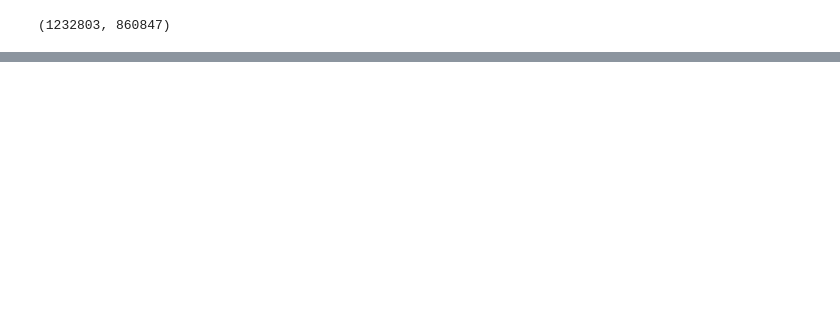
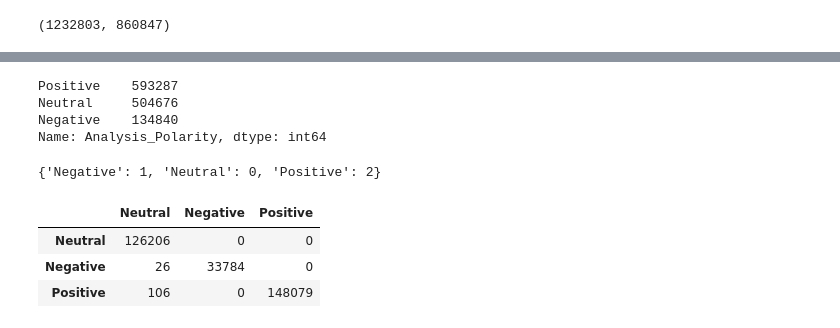
Before and after one commit to thashmadech/is417-project, a Jupyter notebook: Sentiment_Analysis.ipynb, the cells around one changed output, grey strips where cells are left out. Drawn from its saved outputs; the diff is of its cells as text; code cells hidden in the pictures; blank space fills up the shorter version.

```diff
--- a/Sentiment_Analysis.ipynb
+++ b/Sentiment_Analysis.ipynb
@@ -627,0 +632,8 @@ X_bow.tocsr()
+# %%
+y_bow = df_tweets['Analysis_Polarity']
+y_bow.value_counts()
+# %% [output]
+Positive    593287
+Neutral     504676
+Negative    134840
+Name: Analysis_Polarity, dtype: int64
@@ -627,0 +645,32 @@ X_bow.tocsr()
+# %%
+mapper = dict(zip(y_bow.unique(), [0,1,2]))
+mapper
+# %% [output]
+{'Negative': 1, 'Neutral': 0, 'Positive': 2}
+# %%
+y_bow = df_tweets['Analysis_Polarity'].map(mapper)
+# %%
+from sklearn import datasets
+from sklearn.metrics import confusion_matrix
+from sklearn.model_selection import train_test_split
+
+# dividing X, y into train and test data
+X_train, X_test, y_train, y_test = train_test_split(X_bow, y_bow, random_state = 0)
+
+# training a DescisionTreeClassifier
+from sklearn.tree import DecisionTreeClassifier
+dtree_model = DecisionTreeClassifier(max_depth = 2).fit(X_train, y_train)
+dtree_predictions = dtree_model.predict(X_test)
+
+# creating a confusion matrix
+cm = confusion_matrix(y_test, dtree_predictions)
+# %%
+cm_df = pd.DataFrame(cm,
+                     index = ['Neutral','Negative','Positive'],
+                     columns = ['Neutral','Negative','Positive'])
+cm_df
+# %% [output]
+|  | Neutral | Negative | Positive |
+| Neutral | 126206 | 0 | 0 |
+| Negative | 26 | 33784 | 0 |
+| Positive | 106 | 0 | 148079 |
```
Also changed, not shown: parts of 16 cells of this notebook.
